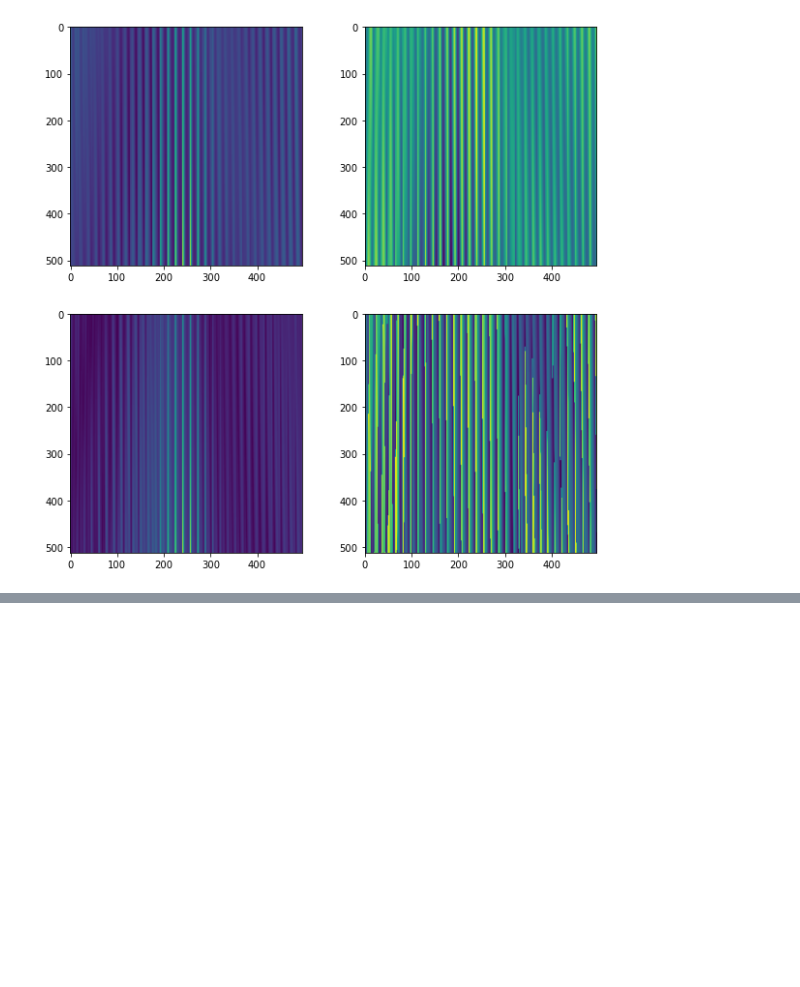
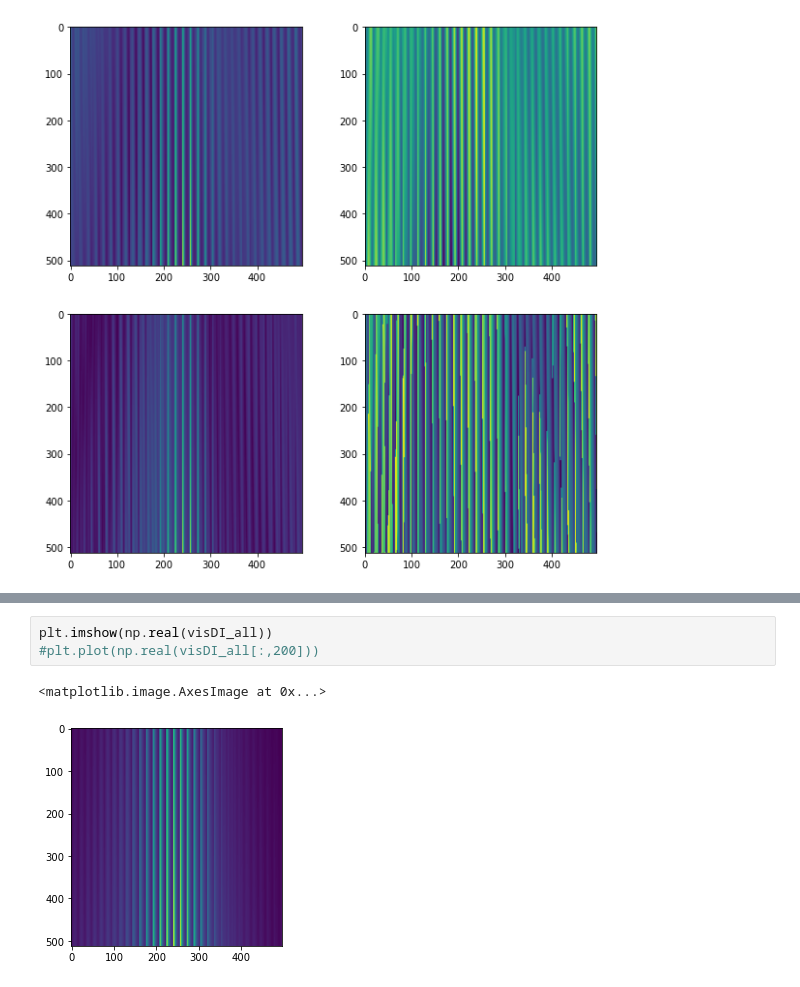
Before and after one commit to radiohep/imcurio, a Jupyter notebook: notebooks/point_source_vis.ipynb, the cells around one changed output, grey strips where cells are left out. Saved outputs shown, nothing was run; the diff lists cells and outputs as text; blank space fills up the shorter version.

```diff
--- a/notebooks/point_source_vis.ipynb
+++ b/notebooks/point_source_vis.ipynb
@@ -82,0 +178,6 @@ plt.imshow(np.angle(visDI))
+# %%
+plt.imshow(np.real(visDI_all))
+#plt.plot(np.real(visDI_all[:,200]))
+# %% [output]
+<matplotlib.image.AxesImage at 0x...>
+[figure, added]
```
Also changed, not shown: parts of 19 cells of this notebook, 2 other files.
